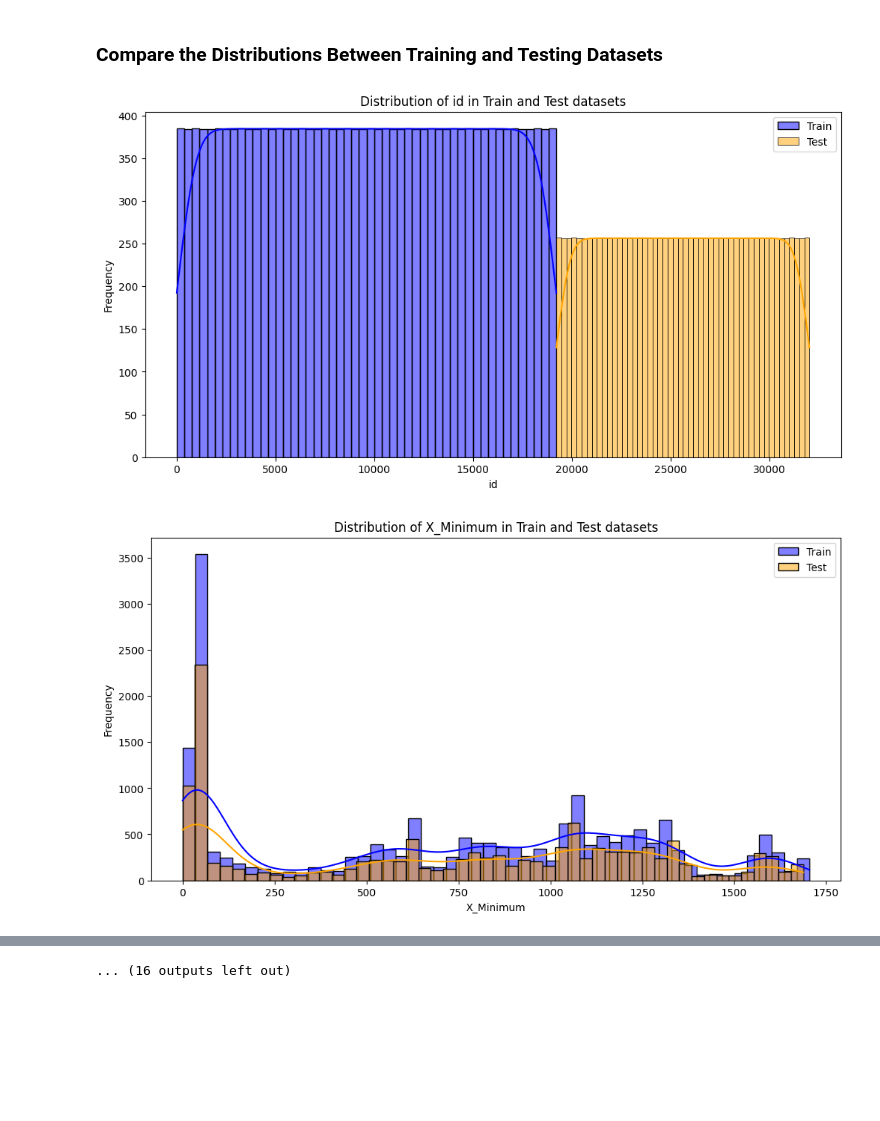
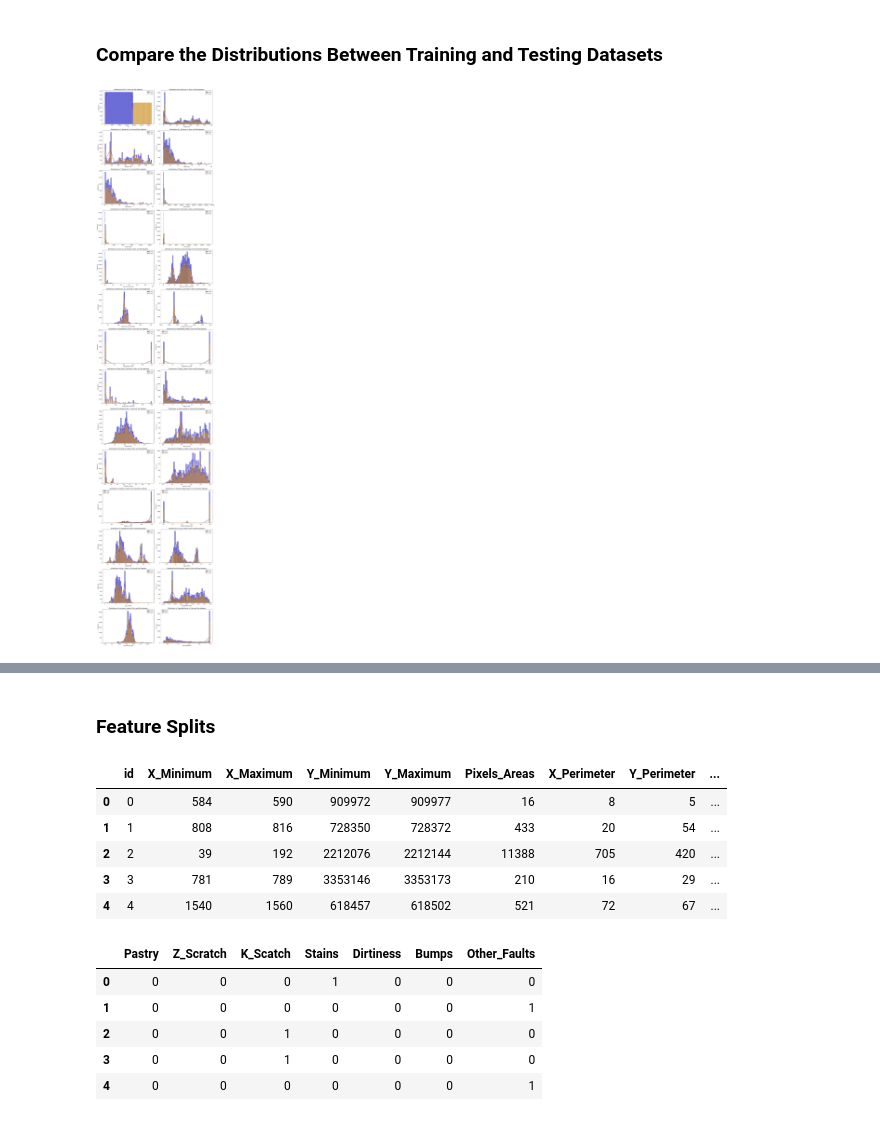
Before and after one commit to JoseAlfaro12/PlaygroundS3, a Jupyter notebook: Scripts/1. EDA.ipynb, the cells around one changed output, grey strips where cells are left out. Cells and saved outputs as stored; diff of their text form; code cells hidden in the pictures; blank space fills up the shorter version.

```diff
--- a/Scripts/1. EDA.ipynb
+++ b/Scripts/1. EDA.ipynb
@@ -114,18 +115,33 @@ dtype: object
 # %%
 # List of numeric columns
 numeric_columns = test.select_dtypes(include='number').columns
 
+# Number of rows and columns in the grid
+num_rows = len(numeric_columns) // 2 + len(numeric_columns) % 2
+num_cols = 2
+
+# Create subplots
+fig, axes = plt.subplots(num_rows, num_cols, figsize=(15, 5 * num_rows))
+
+# Flatten the axes to iterate over them easily
+axes = axes.flatten()
+
 # Loop through each numeric column
-for column in numeric_columns:
+for i, column in enumerate(numeric_columns):
+    # Choose the current axis
+    ax = axes[i]
+
     # Create separate histograms for train and test datasets
-    plt.figure(figsize=(12, 6))
-    sns.histplot(train[column], bins=50, kde=True, color='blue', label='Train')
-    sns.histplot(test[column], bins=50, kde=True, color='orange', label='Test')
-    plt.title(f'Distribution of {column} in Train and Test datasets')
-    plt.xlabel(column)
-    plt.ylabel('Frequency')
-    plt.legend()
-    plt.show()
+    sns.histplot(train[column], bins=50, kde=True, color='blue', label='Train', ax=ax)
+    sns.histplot(test[column], bins=50, kde=True, color='orange', label='Test', ax=ax)
+
+    ax.set_title(f'Distribution of {column} in Train and Test datasets')
+    ax.set_xlabel(column)
+    ax.set_ylabel('Frequency')
+    ax.legend()
+
+# Adjust layout to prevent overlapping
+plt.tight_layout()
+plt.show()
 # %% [output]
-[figure, old version]
+[figure, new version]
-[figure, removed]
@@ -142 +148,38 @@ for column in numeric_columns:
-... (16 outputs left out)
+# %% [markdown]
+### Feature Splits
+# %%
+X = train.drop(['Pastry',
+  'Z_Scratch',
+  'K_Scatch',
+  'Stains',
+  'Dirtiness',
+  'Bumps',
+  'Other_Faults'
+], axis=1)
+
+display(X.head())
+# %% [output]
+|  | id | X_Minimum | X_Maximum | Y_Minimum | Y_Maximum | Pixels_Areas | X_Perimeter | Y_Perimeter | ... |
+| 0 | 0 | 584 | 590 | 909972 | 909977 | 16 | 8 | 5 | ... |
+| 1 | 1 | 808 | 816 | 728350 | 728372 | 433 | 20 | 54 | ... |
+| 2 | 2 | 39 | 192 | 2212076 | 2212144 | 11388 | 705 | 420 | ... |
+| 3 | 3 | 781 | 789 | 3353146 | 3353173 | 210 | 16 | 29 | ... |
+| 4 | 4 | 1540 | 1560 | 618457 | 618502 | 521 | 72 | 67 | ... |
+# %%
+y = train[['Pastry',
+  'Z_Scratch',
+  'K_Scatch',
+  'Stains',
+  'Dirtiness',
+  'Bumps',
+  'Other_Faults'
+]]
+
+display(y.head())
+# %% [output]
+|  | Pastry | Z_Scratch | K_Scatch | Stains | Dirtiness | Bumps | Other_Faults |
+| 0 | 0 | 0 | 0 | 1 | 0 | 0 | 0 |
+| 1 | 0 | 0 | 0 | 0 | 0 | 0 | 1 |
+| 2 | 0 | 0 | 1 | 0 | 0 | 0 | 0 |
+| 3 | 0 | 0 | 1 | 0 | 0 | 0 | 0 |
+| 4 | 0 | 0 | 0 | 0 | 0 | 0 | 1 |
```
Also changed, not shown: parts of 11 cells of this notebook.
